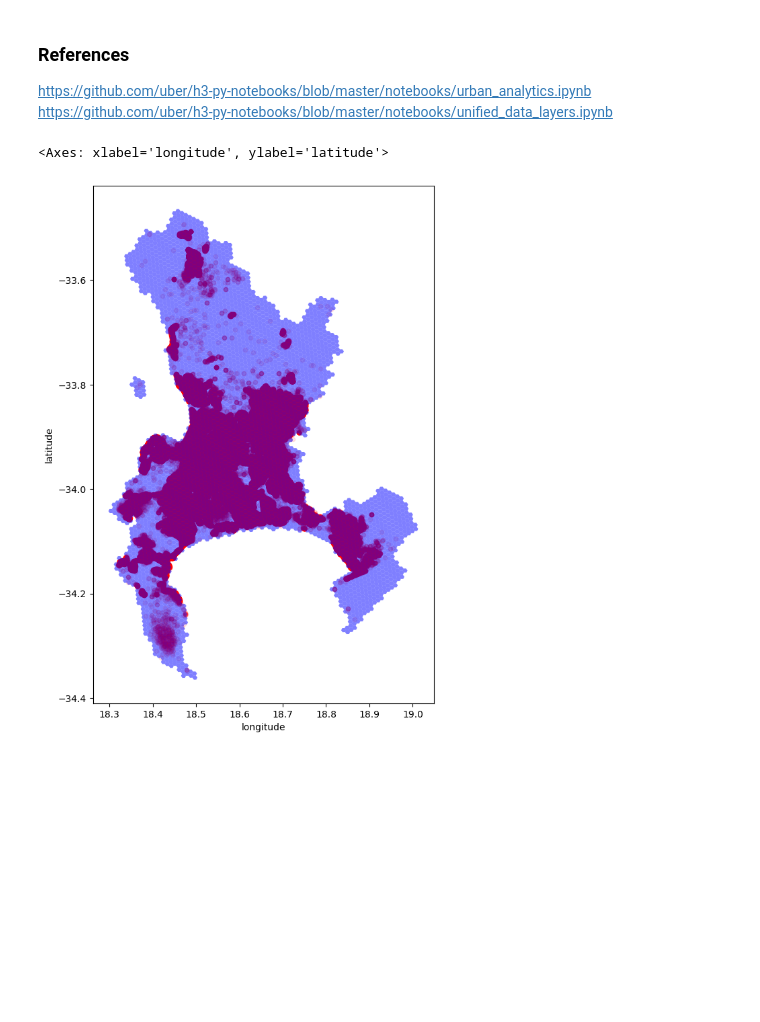
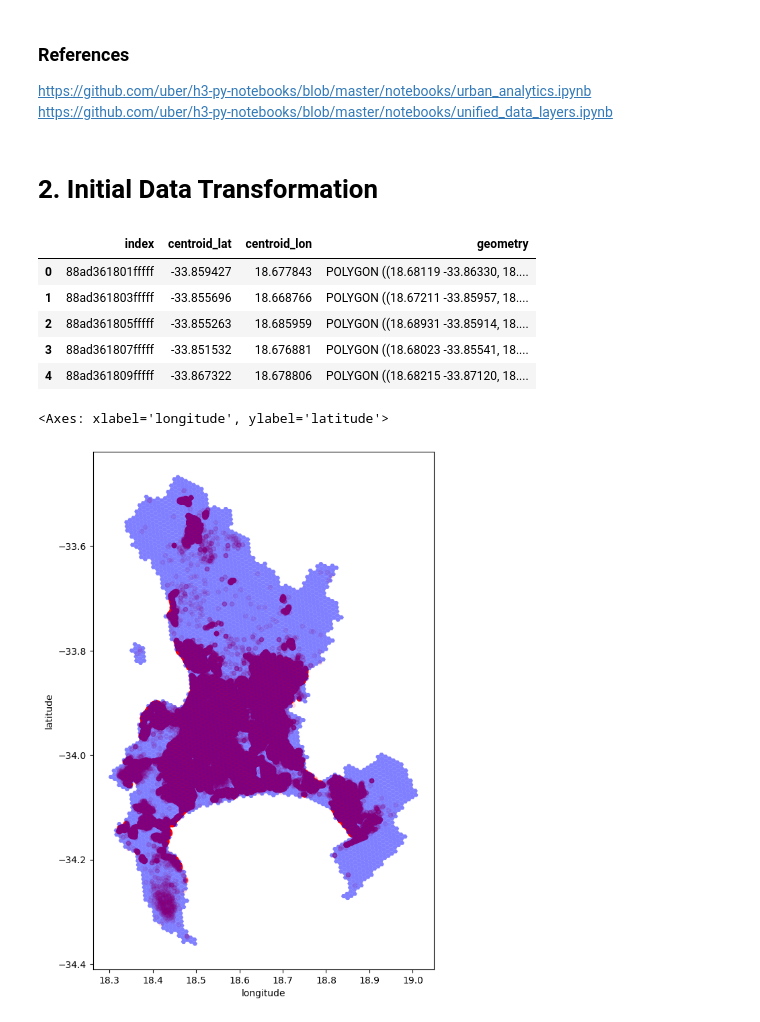
Before and after one commit to AndrewCloete/ds_code_challenge, a Jupyter notebook: Untitled.ipynb, the cells around one changed output. Saved outputs shown, nothing was run; the diff lists cells and outputs as text; code cells hidden in the pictures; blank space fills up the shorter version.

```diff
--- a/Untitled.ipynb
+++ b/Untitled.ipynb
@@ -33 +35,3 @@ sr_repo = ServiceRequestRepository(BUCKET_NAME, s3_client_service, repo_cache)
+# %% [markdown]
+# 2. Initial Data Transformation
 # %%
@@ -35,2 +41,11 @@ sr = sr_repo.get_request_entries(SRSource.UNJOINED)
 gdf_l8_given = h3_repo.query_features(H3Source.LEVEL_8_ONLY)
+# %%
+gdf_l8_given.head()
+# %% [output]
+|  | index | centroid_lat | centroid_lon | geometry |
+| 0 | 88ad361801fffff | -33.859427 | 18.677843 | POLYGON ((18.68119 -33.86330, 18.... |
+| 1 | 88ad361803fffff | -33.855696 | 18.668766 | POLYGON ((18.67211 -33.85957, 18.... |
+| 2 | 88ad361805fffff | -33.855263 | 18.685959 | POLYGON ((18.68931 -33.85914, 18.... |
+| 3 | 88ad361807fffff | -33.851532 | 18.676881 | POLYGON ((18.68023 -33.85541, 18.... |
+| 4 | 88ad361809fffff | -33.867322 | 18.678806 | POLYGON ((18.68215 -33.87120, 18.... |
 # %%
```
Also changed, not shown: parts of 18 cells of this notebook, 1 other file.
